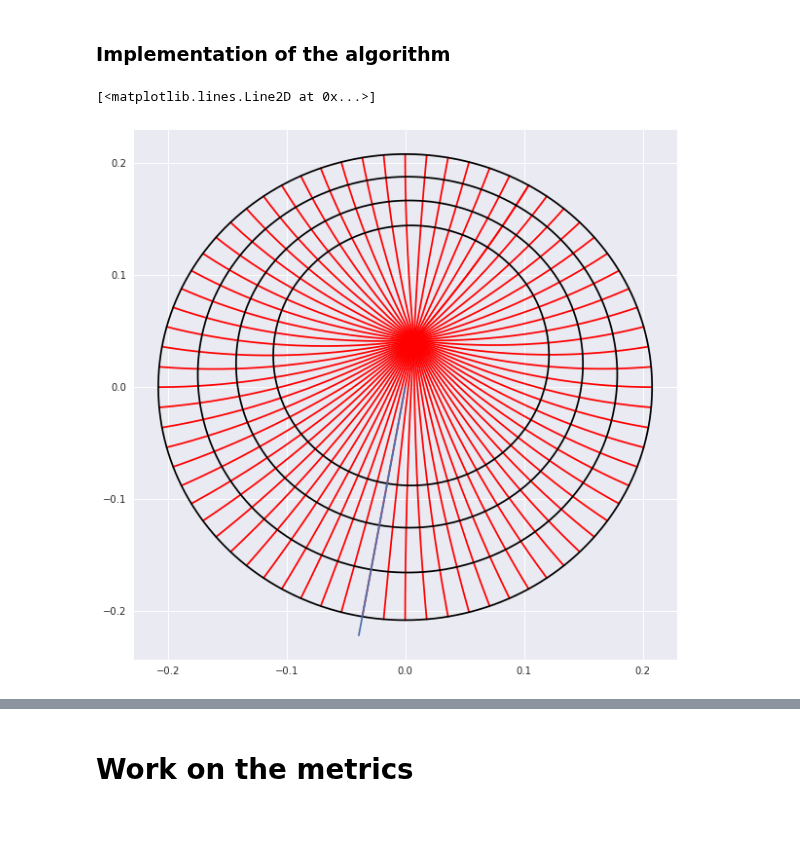
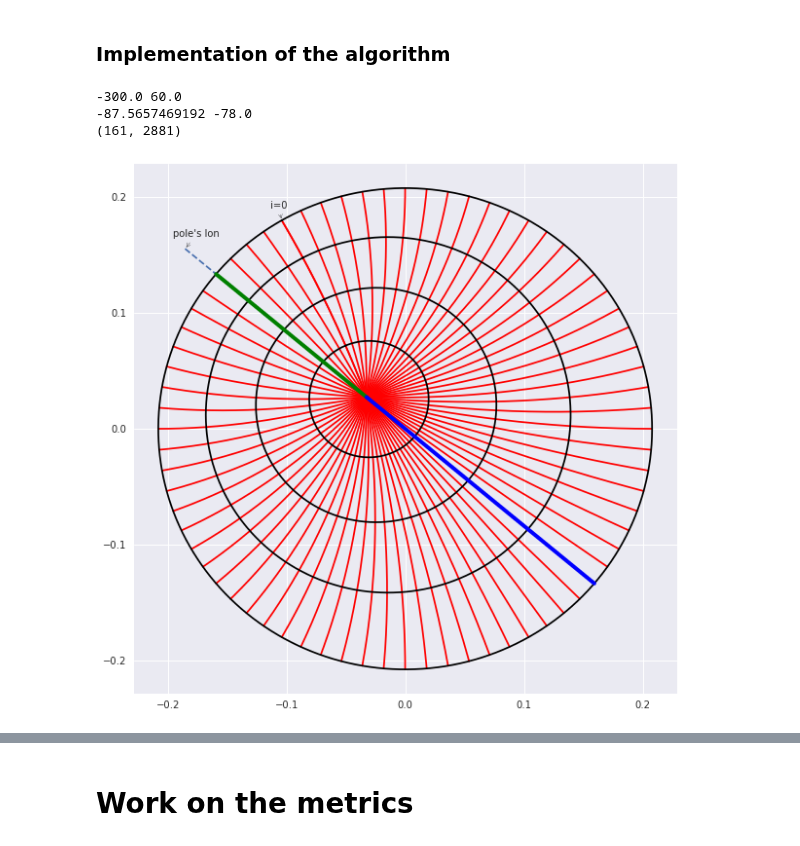
Before and after one commit to nikizadehgfdl/grid_generation, a Jupyter notebook: jupynotebooks/southern_displaced_pole_cap_grid-new.ipynb, the cells around one changed output, grey strips where cells are left out. Cells and saved outputs as stored; diff of their text form; code cells hidden in the pictures.

```diff
--- a/jupynotebooks/southern_displaced_pole_cap_grid-new.ipynb
+++ b/jupynotebooks/southern_displaced_pole_cap_grid-new.ipynb
@@ -52,34 +166,16 @@ def metrics_error(dx_,dy_,area_,Ni,lat1,lat2=90,Re=_default_Re):
 # Specify the desired resolution
 degree_resolution_inverse = 4 #quarter degree grid
 refine=2    # Set to 2 for supergrid
-lenlon=360  # global longitude range
-lon0=-300.  # Starting longitude (longitude of the Northern bipoles)
-Ni = lenlon*refine*degree_resolution_inverse
-
-#Mercator grid
-lat0_Merc=-65.0  # This is a nominal starting latitude for Mercator grid
-lenlat_Merc=125  # nominal latitude range of Mercator grid
-# Specify approximate latitude range
-#phi_s, phi_n = lat0_M,lat0_M+lenlat_M
-# To reproduce MIDAS we need to change these to the values produced by MIDAS
-phi_s_Merc, phi_n_Merc = -66.85954724706843, 64.0589597296948
-
-#Southern grid
-Nj_SO=110*refine
-lat0_SO=-78.0
-lenlat_SO = phi_s_Merc-lat0_SO
+Ni = 360*refine*degree_resolution_inverse
 
 #Southern cap
+lon0=-300.  # Starting longitude of the map
+lat0_SO=-78.0
 Nj_scap=80*refine
-lon_dp=100.0   # longitude of the displaced pole
+lon_dp=80. # longitude of the displaced pole
 r_dp=0.20
 doughnut=0.12
-
-#Northern bipolar cap
-Nj_ncap=119*refine
-lon_bp=lon0 # longitude of the displaced pole(s)
-lat0_bp=phi_n_Merc #61.247692871618455 #mercator.y.max()
-lenlat_bp=90.0-lat0_bp
+excluded_fraction=None
 # %% [markdown]
 ### Implementation of the algorithm
 # %%
@@ -139,18 +240,15 @@ def displaced_pole_cap_ij_s_i(i,j,eps=1.e-5):
-# %%
-i_s=np.arange(Ni+1)
-j_s=np.arange(Nj_scap+1)
-x_s,y_s= displaced_pole_cap_ij_array(i_s,j_s,Ni,Nj_scap,lon0,lam_pole=-lon_dp,r_pole=0.2,lat_joint=lat0_SO,excluded_fraction=None)
-
-#plot grid
-plt.figure(figsize=(10,10))
-plot_mesh_in_xyz(x_s,y_s, stride=40)
-
-#plot the location of the displaced pole
-lam__dp=np.array([-lon_dp])
-phi__dp=np.array([lat0_SO+1,-90])
-x__dp = np.cos(phi__dp*PI_180) * np.cos(lam__dp*PI_180)
-y__dp = np.cos(phi__dp*PI_180) * np.sin(lam__dp*PI_180)
-plt.plot(x__dp,y__dp)
-# %% [output]
-[<matplotlib.lines.Line2D at 0x...>]
-[figure, removed]
+# %%
+i_s=np.arange(Ni+1)
+j_s=np.arange(Nj_scap+1)
+x_s,y_s= displacedPoleCap_mesh(i_s,j_s,Ni,Nj_scap,lon0,lat0_SO,lam_pole=lon_dp,r_pole=r_dp)
+print(x_s[-1,0],x_s[-1,-1])
+print(y_s[0,0],y_s[-1,0])
+print(x_s.shape)
+#plot grid
+
+displacedPoleCap_plot(x_s,y_s,lon0,lon_dp,lat0_SO)
+# %% [output]
+-300.0 60.0
+-87.5657469192 -78.0
+(161, 2881)
+[figure, added]
```
Also changed, not shown: parts of 7 cells of this notebook.
